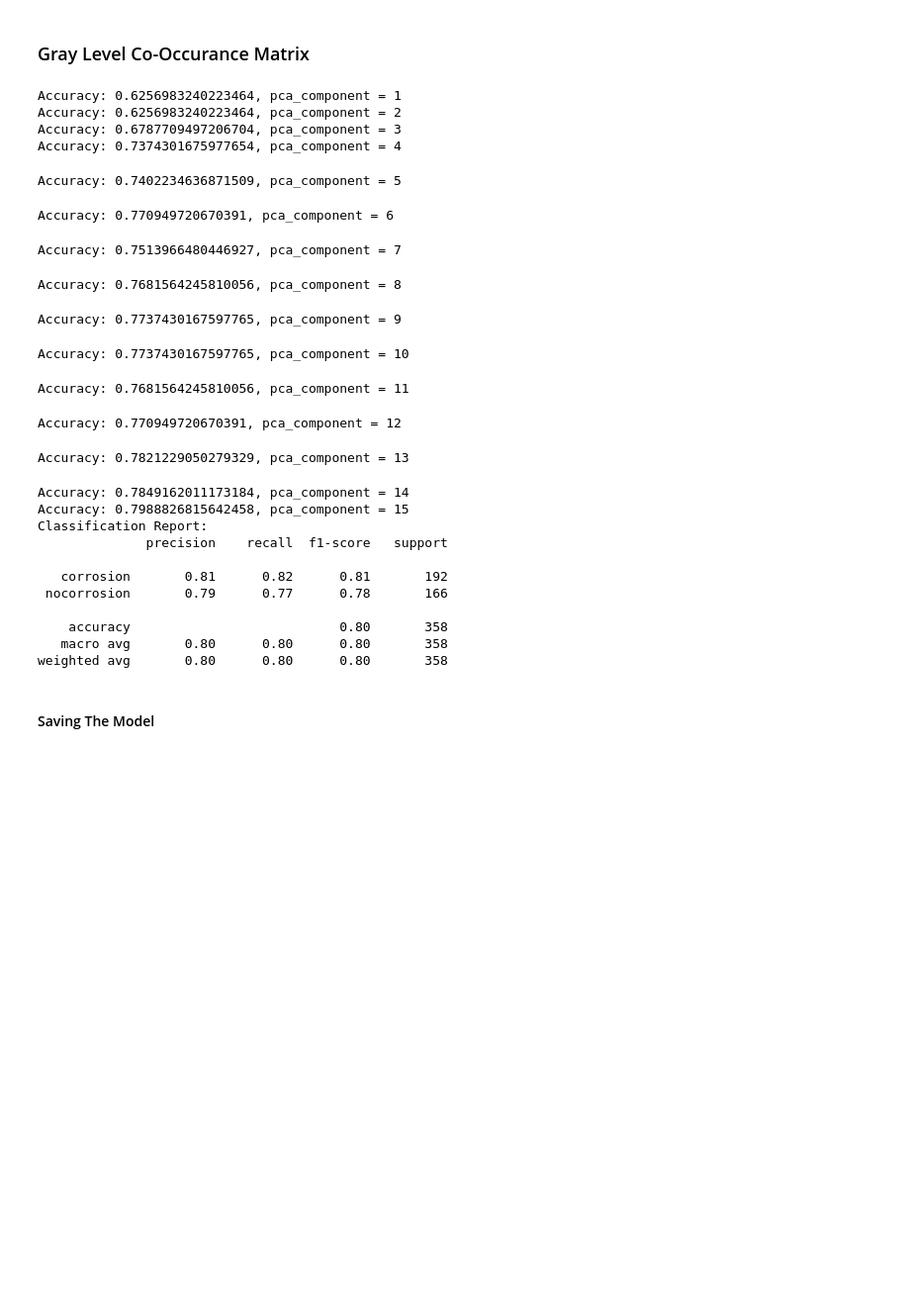
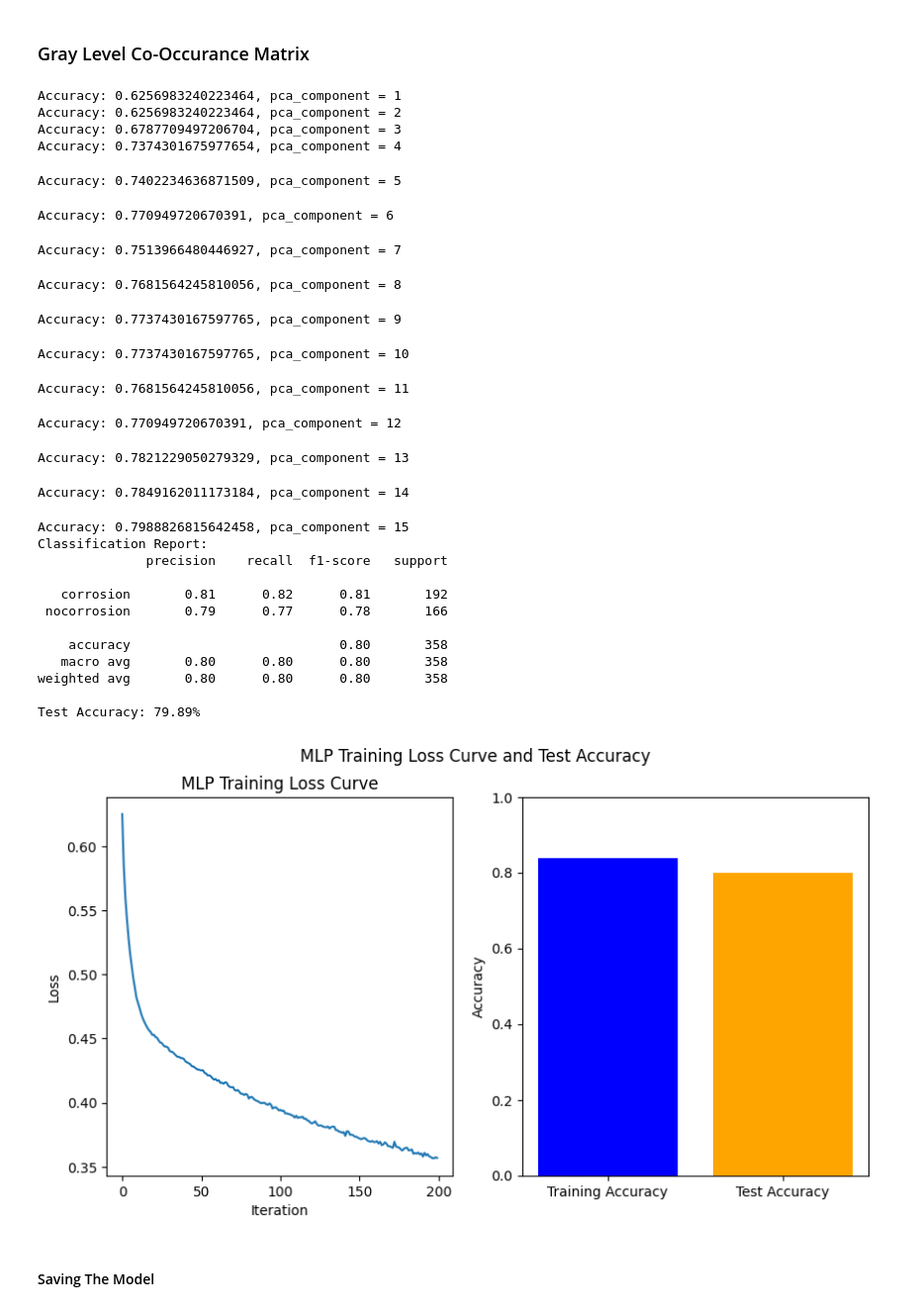
Before and after one commit to mizanulridhoaohana/feature-extraction, a Jupyter notebook: feature_extraction.ipynb, the cells around one changed output. Shown: that part at 99% size. Drawn from its saved outputs; the diff is of its cells as text; code cells hidden in the pictures; blank space fills up the shorter version.

Commit message:
generate graphic

```diff
--- a/feature_extraction.ipynb
+++ b/feature_extraction.ipynb
@@ -166,44 +166,76 @@ for i in range(n_components):
 
     # Initialize and train the MLP classifier
     mlp_classifier = MLPClassifier(hidden_layer_sizes=(300, ), max_iter=200, random_state=42, verbose=False, solver='adam',alpha=0.0001,
-                                activation='relu', learning_rate='constant')
+                                activation='relu', learning_rate='constant', )
     mlp_classifier.fit(X_train, y_train)
 
     # Make predictions on the test set
     y_pred = mlp_classifier.predict(X_test)
 
     # Evaluate the model
     accuracy = accuracy_score(y_test, y_pred)
     classification_rep = classification_report(y_test, y_pred, target_names=label_encoder.classes_)
 
     # Print the results
     print(f"Accuracy: {accuracy}, pca_component = {i+1}")
+
 print(f"Classification Report:\n{classification_rep}")
+
+# Calculate and print accuracy
+accuracy = accuracy_score(y_test, y_pred)
+print(f'Test Accuracy: {accuracy * 100:.2f}%')
+
+# Plot the loss and accuracy curves during training
+plt.figure(figsize=(10, 5))
+
+# Plot the training loss curve
+plt.subplot(1, 2, 1)
+plt.plot(mlp_classifier.loss_curve_)
+plt.title('MLP Training Loss Curve')
+plt.xlabel('Iteration')
+plt.ylabel('Loss')
+
+# Bar chart for accuracy
+plt.subplot(1, 2, 2)
+labels = ['Training Accuracy', 'Test Accuracy']
+accuracy_values = [mlp_classifier.score(X_train, y_train), mlp_classifier.score(X_test, y_test)]
+plt.bar(labels, accuracy_values, color=['blue', 'orange'])
+plt.ylabel('Accuracy')
+plt.ylim(0, 1)
+
+plt.suptitle('MLP Training Loss Curve and Test Accuracy')
+
+plt.savefig('mlp_training_curve.png')
+
+plt.show()
 # %% [output]
 Accuracy: 0.6256983240223464, pca_component = 1
 Accuracy: 0.6256983240223464, pca_component = 2
 Accuracy: 0.6787709497206704, pca_component = 3
 Accuracy: 0.7374301675977654, pca_component = 4
 Accuracy: 0.7402234636871509, pca_component = 5
 Accuracy: 0.770949720670391, pca_component = 6
 Accuracy: 0.7513966480446927, pca_component = 7
 Accuracy: 0.7681564245810056, pca_component = 8
 Accuracy: 0.7737430167597765, pca_component = 9
 Accuracy: 0.7737430167597765, pca_component = 10
 Accuracy: 0.7681564245810056, pca_component = 11
 Accuracy: 0.770949720670391, pca_component = 12
 Accuracy: 0.7821229050279329, pca_component = 13
 Accuracy: 0.7849162011173184, pca_component = 14
-Accuracy: 0.7988826815642458, pca_component = 15
-Classification Report:
-              precision    recall  f1-score   support
-
-   corrosion       0.81      0.82      0.81       192
- nocorrosion       0.79      0.77      0.78       166
-
-    accuracy                           0.80       358
-   macro avg       0.80      0.80      0.80       358
-weighted avg       0.80      0.80      0.80       358
+Accuracy: 0.7988826815642458, pca_component = 15
+Classification Report:
+              precision    recall  f1-score   support
+
+   corrosion       0.81      0.82      0.81       192
+ nocorrosion       0.79      0.77      0.78       166
+
+    accuracy                           0.80       358
+   macro avg       0.80      0.80      0.80       358
+weighted avg       0.80      0.80      0.80       358
+
+Test Accuracy: 79.89%
+[figure, added]
 # %% [markdown]
 #### Saving The Model
 # %%
```
Also changed, not shown: parts of 1 cell of this notebook, 2 other files.
